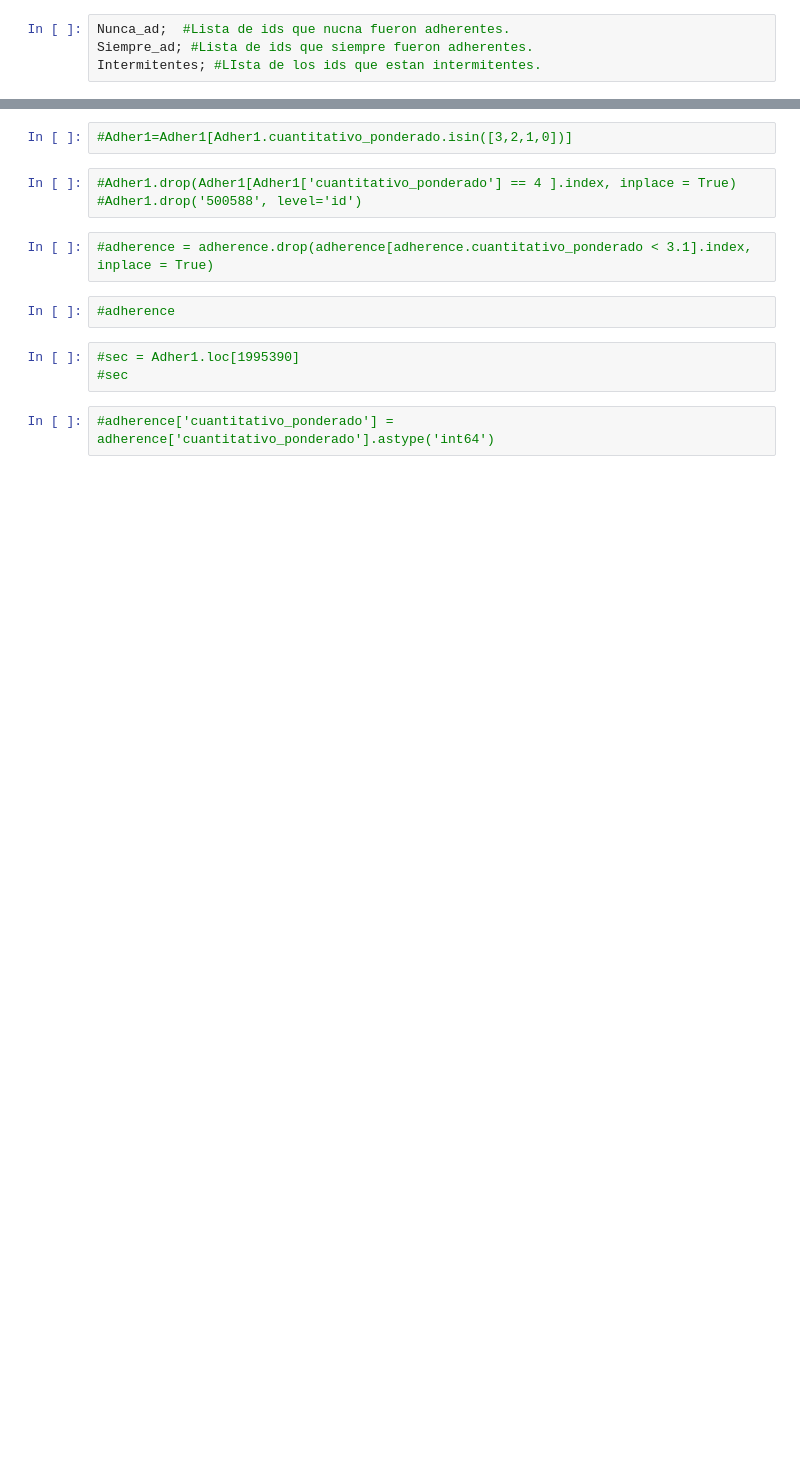
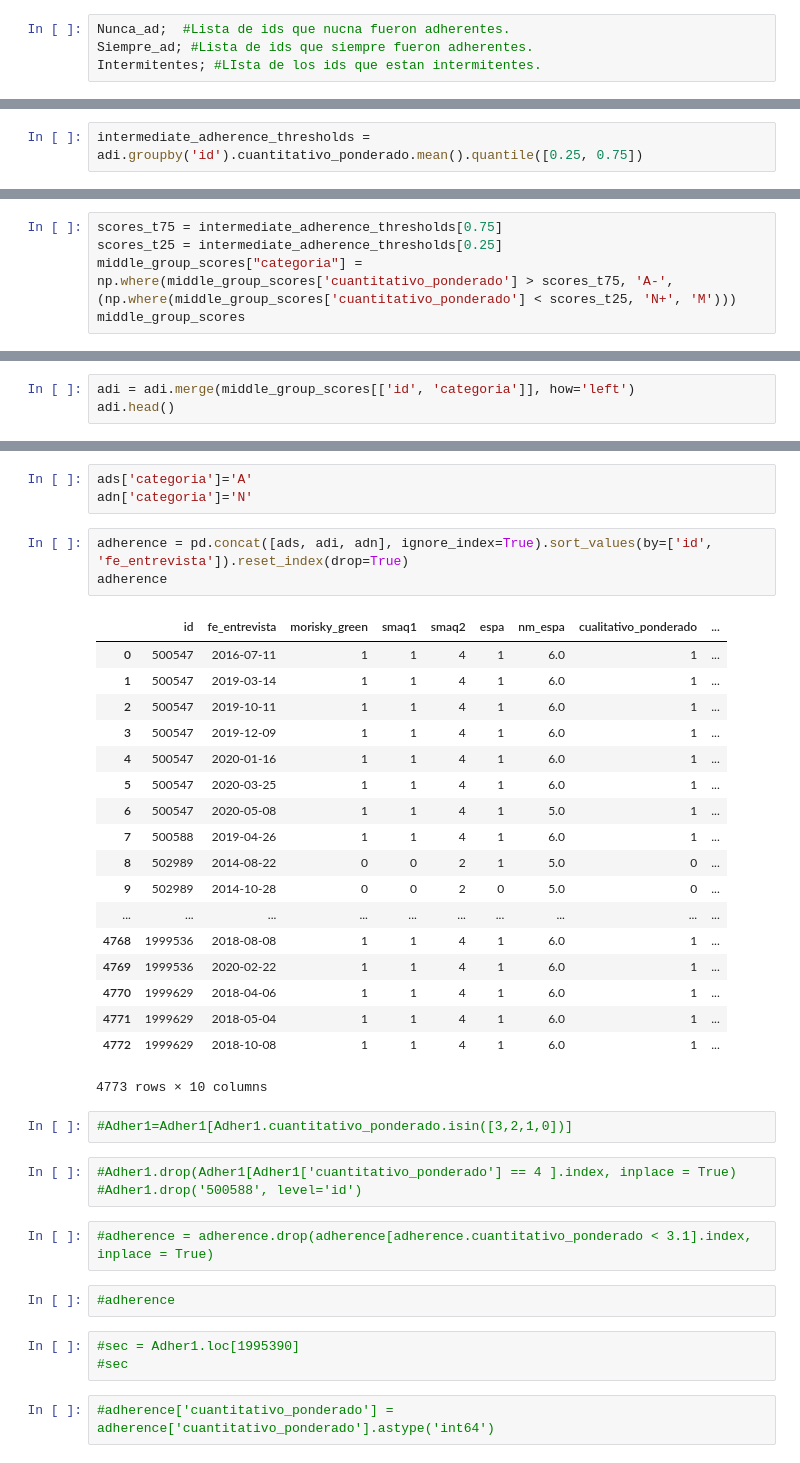
Before and after one commit to DS4A-T22/exploratory_data_analysis, a Jupyter notebook: EDA-categorias-adherencia.ipynb, the cells around one changed output, grey strips where cells are left out. Saved outputs shown, nothing was run; the diff lists cells and outputs as text; blank space fills up the shorter version.

```diff
--- a/EDA-categorias-adherencia.ipynb
+++ b/EDA-categorias-adherencia.ipynb
@@ -90 +109,3 @@ second[['cuantitativo_ponderado']].sort_values(by = 'cuantitativo_ponderado', as
 261 rows × 1 columns
+# %%
+intermediate_adherence_thresholds = adi.groupby('id').cuantitativo_ponderado.mean().quantile([0.25, 0.75])
@@ -90,0 +118,6 @@ second[['cuantitativo_ponderado']].sort_values(by = 'cuantitativo_ponderado', as
+# %%
+scores_t75 = intermediate_adherence_thresholds[0.75]
+scores_t25 = intermediate_adherence_thresholds[0.25]
+middle_group_scores["categoria"] = np.where(middle_group_scores['cuantitativo_ponderado'] > scores_t75, 'A-',
+(np.where(middle_group_scores['cuantitativo_ponderado'] < scores_t25, 'N+', 'M')))
+middle_group_scores
@@ -90,0 +143,3 @@ second[['cuantitativo_ponderado']].sort_values(by = 'cuantitativo_ponderado', as
+# %%
+adi = adi.merge(middle_group_scores[['id', 'categoria']], how='left')
+adi.head()
@@ -91,3 +153,28 @@ second[['cuantitativo_ponderado']].sort_values(by = 'cuantitativo_ponderado', as
+# %%
+ads['categoria']='A'
+adn['categoria']='N'
+# %%
+adherence = pd.concat([ads, adi, adn], ignore_index=True).sort_values(by=['id', 'fe_entrevista']).reset_index(drop=True)
+adherence
+# %% [output]
+|  | id | fe_entrevista | morisky_green | smaq1 | smaq2 | espa | nm_espa | cualitativo_ponderado | ... |
+| 0 | 500547 | 2016-07-11 | 1 | 1 | 4 | 1 | 6.0 | 1 | ... |
+| 1 | 500547 | 2019-03-14 | 1 | 1 | 4 | 1 | 6.0 | 1 | ... |
+| 2 | 500547 | 2019-10-11 | 1 | 1 | 4 | 1 | 6.0 | 1 | ... |
+| 3 | 500547 | 2019-12-09 | 1 | 1 | 4 | 1 | 6.0 | 1 | ... |
+| 4 | 500547 | 2020-01-16 | 1 | 1 | 4 | 1 | 6.0 | 1 | ... |
+| 5 | 500547 | 2020-03-25 | 1 | 1 | 4 | 1 | 6.0 | 1 | ... |
+| 6 | 500547 | 2020-05-08 | 1 | 1 | 4 | 1 | 5.0 | 1 | ... |
+| 7 | 500588 | 2019-04-26 | 1 | 1 | 4 | 1 | 6.0 | 1 | ... |
+| 8 | 502989 | 2014-08-22 | 0 | 0 | 2 | 1 | 5.0 | 0 | ... |
+| 9 | 502989 | 2014-10-28 | 0 | 0 | 2 | 0 | 5.0 | 0 | ... |
+| ... | ... | ... | ... | ... | ... | ... | ... | ... | ... |
+| 4768 | 1999536 | 2018-08-08 | 1 | 1 | 4 | 1 | 6.0 | 1 | ... |
+| 4769 | 1999536 | 2020-02-22 | 1 | 1 | 4 | 1 | 6.0 | 1 | ... |
+| 4770 | 1999629 | 2018-04-06 | 1 | 1 | 4 | 1 | 6.0 | 1 | ... |
+| 4771 | 1999629 | 2018-05-04 | 1 | 1 | 4 | 1 | 6.0 | 1 | ... |
+| 4772 | 1999629 | 2018-10-08 | 1 | 1 | 4 | 1 | 6.0 | 1 | ... |
+4773 rows × 10 columns
 # %%
 #Adher1=Adher1[Adher1.cuantitativo_ponderado.isin([3,2,1,0])]
 # %%
```
Also changed, not shown: parts of 10 cells of this notebook, 1 other file.
